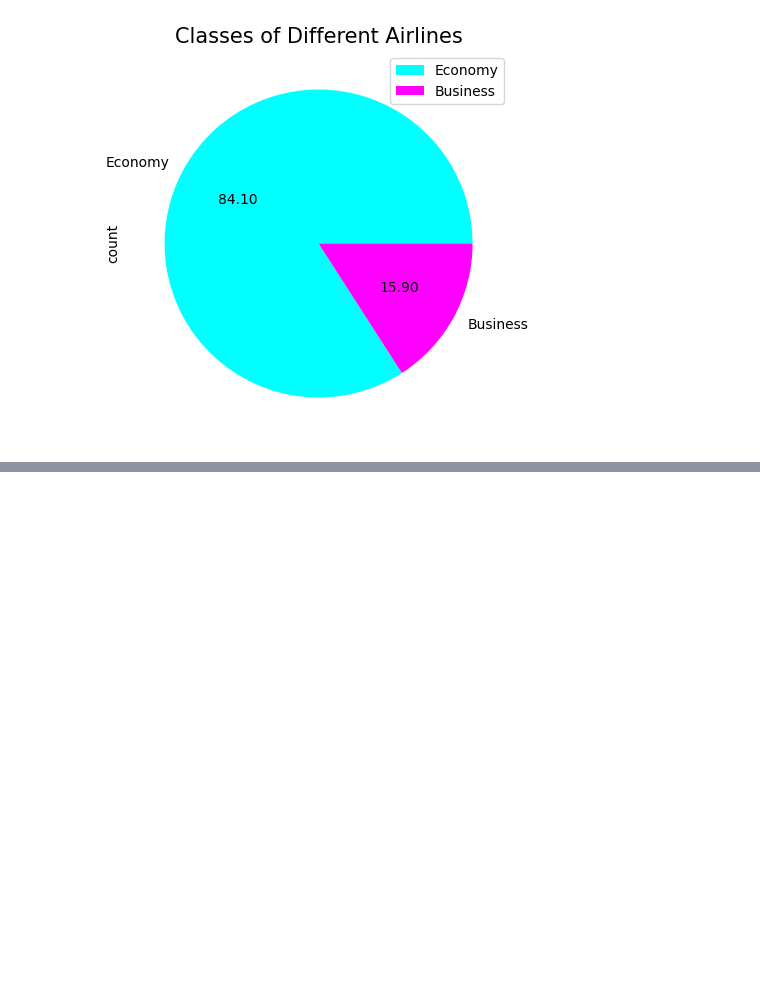
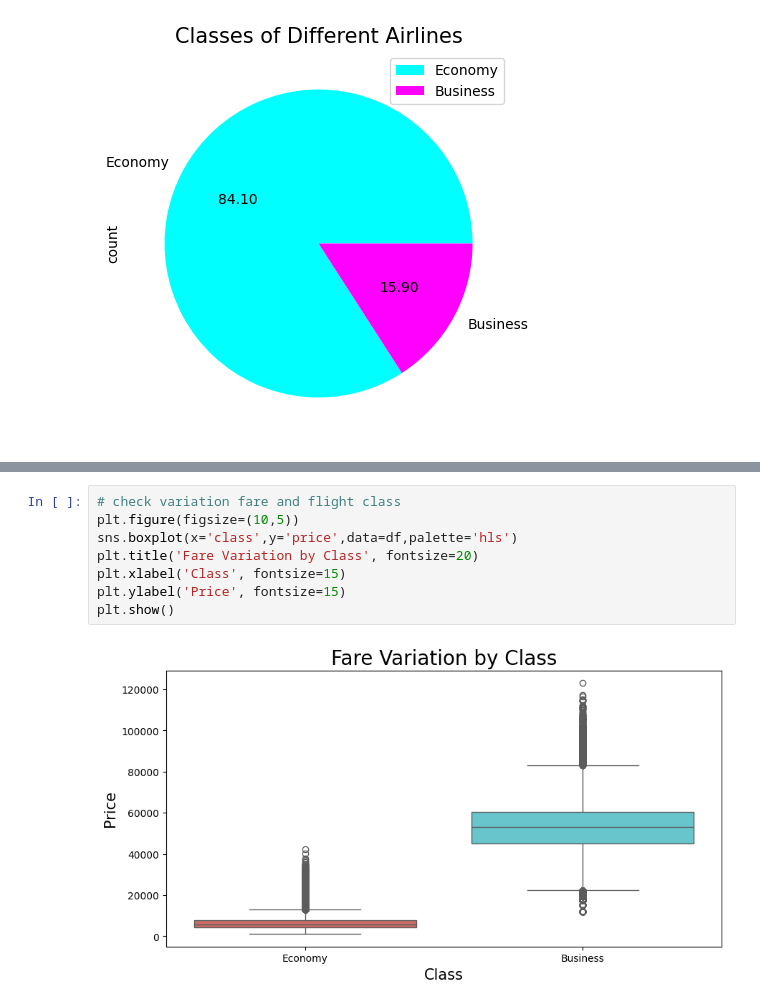
Before and after one commit to josephcabezas/Flight-Fare-Prediction, a Jupyter notebook: FlightFarePrediction.ipynb, the cells around one changed output, grey strips where cells are left out. Drawn from its saved outputs; the diff is of its cells as text; blank space fills up the shorter version.

```diff
--- a/FlightFarePrediction.ipynb
+++ b/FlightFarePrediction.ipynb
@@ -113,0 +126,10 @@ plt.show()
+# %%
+# check variation fare and flight class
+plt.figure(figsize=(10,5))
+sns.boxplot(x='class',y='price',data=df,palette='hls')
+plt.title('Fare Variation by Class', fontsize=20)
+plt.xlabel('Class', fontsize=15)
+plt.ylabel('Price', fontsize=15)
+plt.show()
+# %% [output]
+[figure, added]
```
Also changed, not shown: parts of 22 cells of this notebook.
